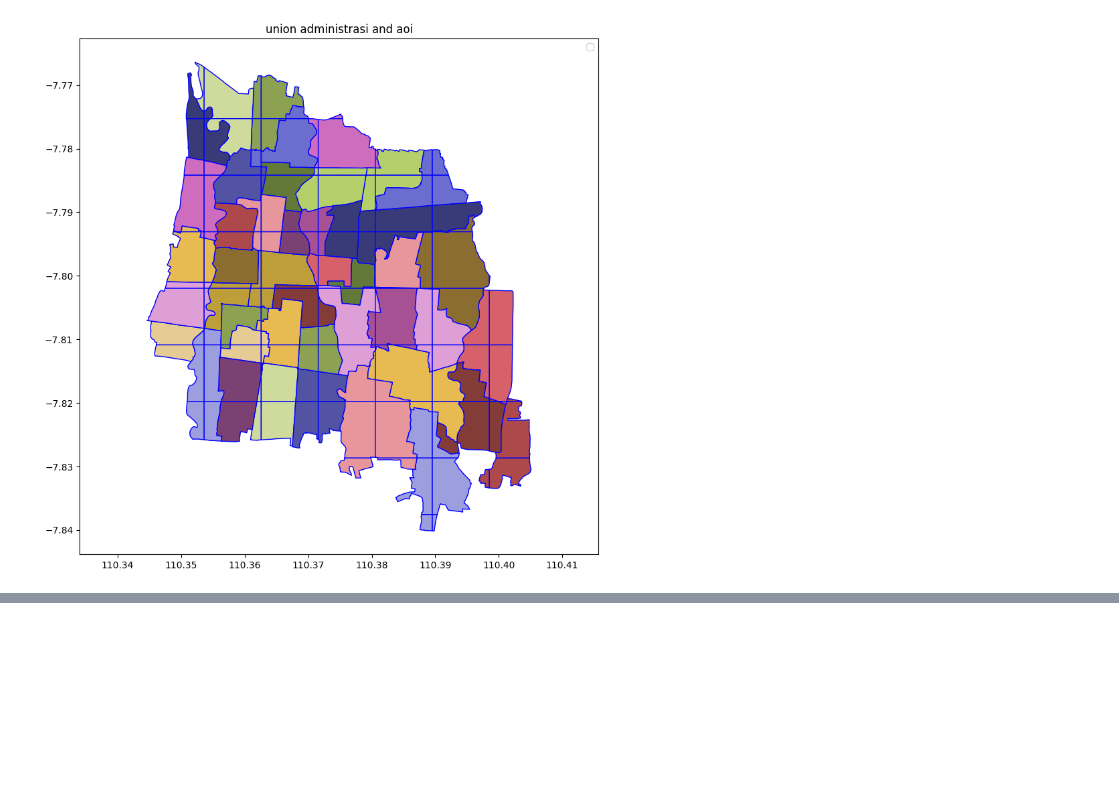
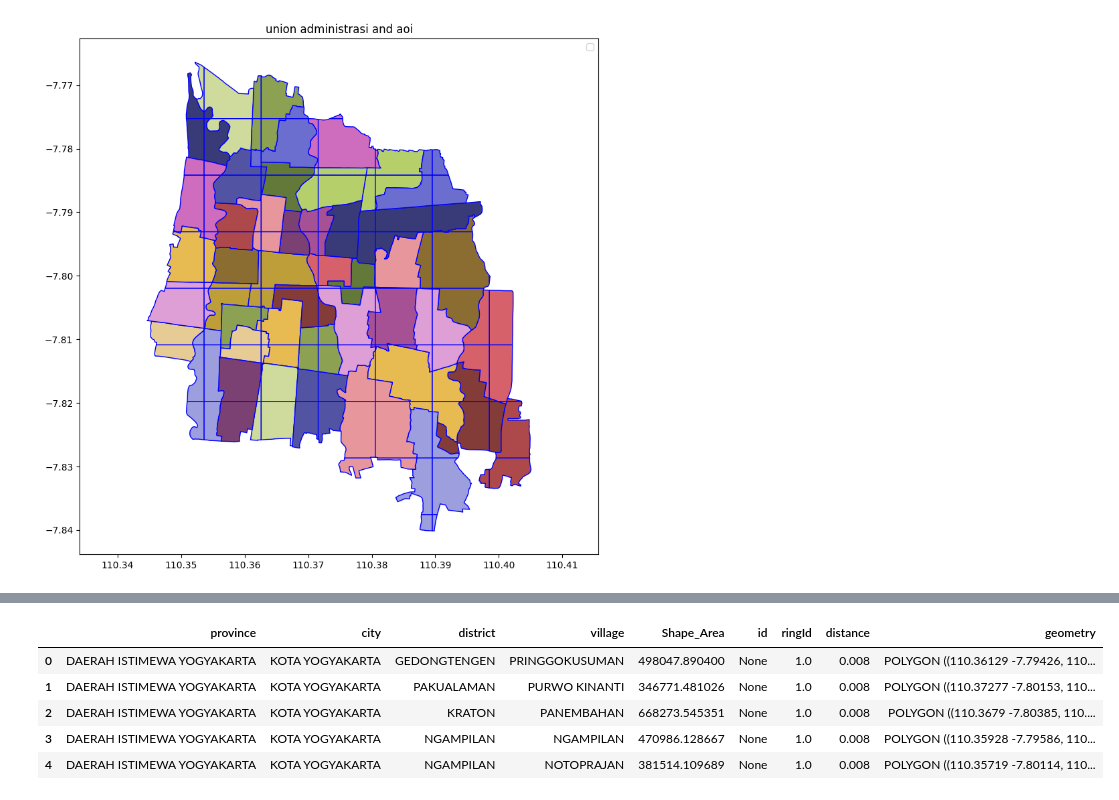
Before and after one commit to makinoharuy/python_geospatial_learning, a Jupyter notebook: belajar_python_geospatial.ipynb, the cells around one changed output, grey strips where cells are left out. Saved outputs shown, nothing was run; the diff lists cells and outputs as text; code cells hidden in the pictures; blank space fills up the shorter version.

```diff
--- a/belajar_python_geospatial.ipynb
+++ b/belajar_python_geospatial.ipynb
@@ -1604,0 +1635,11 @@ plt.show()
+# %%
+identitas = overlay(administrasi, aoi, how='identity')
+
+identitas.head()
+# %% [output]
+|  | province | city | district | village | Shape_Area | id | ringId | distance | geometry |
+| 0 | DAERAH ISTIMEWA YOGYAKARTA | KOTA YOGYAKARTA | GEDONGTENGEN | PRINGGOKUSUMAN | 498047.890400 | None | 1.0 | 0.008 | POLYGON ((110.36129 -7.79426, 110... |
+| 1 | DAERAH ISTIMEWA YOGYAKARTA | KOTA YOGYAKARTA | PAKUALAMAN | PURWO KINANTI | 346771.481026 | None | 1.0 | 0.008 | POLYGON ((110.37277 -7.80153, 110... |
+| 2 | DAERAH ISTIMEWA YOGYAKARTA | KOTA YOGYAKARTA | KRATON | PANEMBAHAN | 668273.545351 | None | 1.0 | 0.008 | POLYGON ((110.3679 -7.80385, 110.... |
+| 3 | DAERAH ISTIMEWA YOGYAKARTA | KOTA YOGYAKARTA | NGAMPILAN | NGAMPILAN | 470986.128667 | None | 1.0 | 0.008 | POLYGON ((110.35928 -7.79586, 110... |
+| 4 | DAERAH ISTIMEWA YOGYAKARTA | KOTA YOGYAKARTA | NGAMPILAN | NOTOPRAJAN | 381514.109689 | None | 1.0 | 0.008 | POLYGON ((110.35719 -7.80114, 110... |
```
Also changed, not shown: parts of 2 cells of this notebook.
